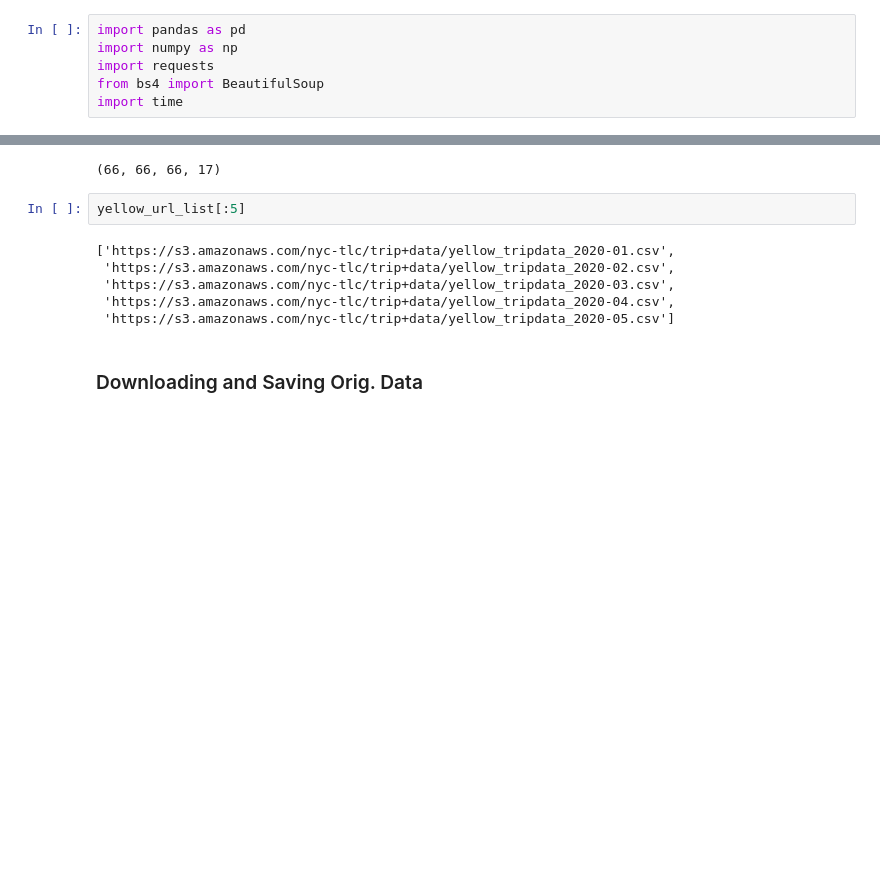
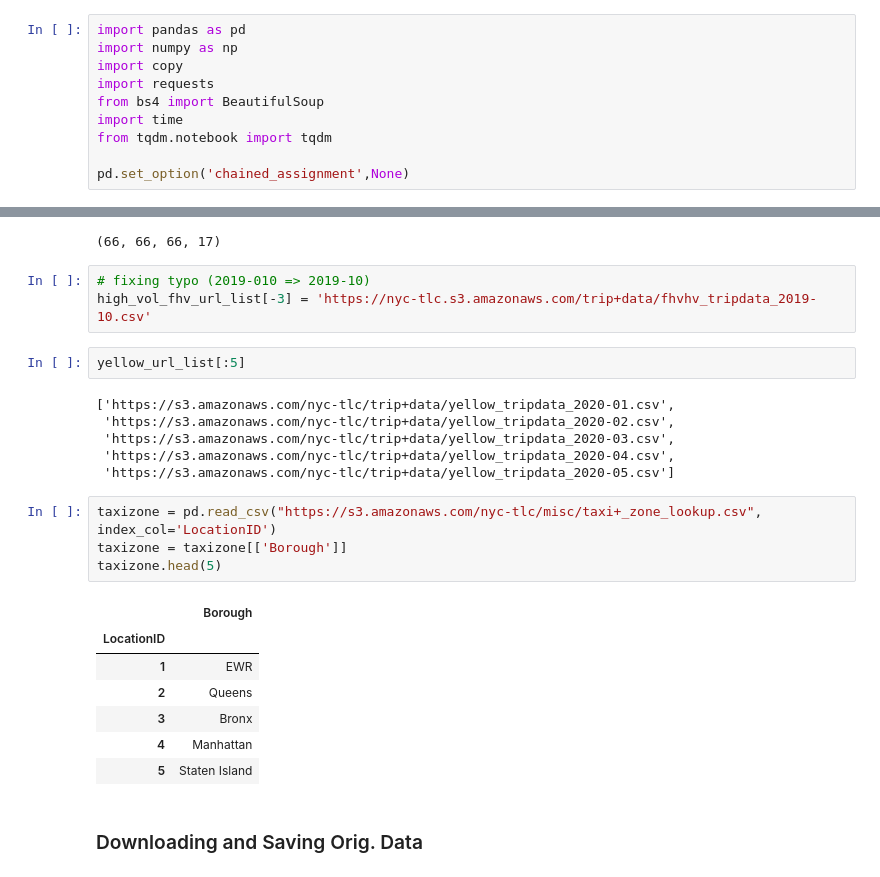
Before and after one commit to sujeongcha/TimeSeries-Transporation-and-Covid19, a Jupyter notebook: taxi_data_crawling.ipynb, the cells around one changed output, grey strips where cells are left out. Saved outputs shown, nothing was run; the diff lists cells and outputs as text; blank space fills up the shorter version.

```diff
--- a/taxi_data_crawling.ipynb
+++ b/taxi_data_crawling.ipynb
@@ -3,9 +3,13 @@
 # %%
 import pandas as pd
 import numpy as np
+import copy
 import requests
 from bs4 import BeautifulSoup
 import time
+from tqdm.notebook import tqdm
+
+pd.set_option('chained_assignment',None)
 # %% [markdown]
 ### Retrieving URL (raw ridership data & taxi-zone-lookup-table)
 # %%
@@ -36,6 +40,9 @@ for i in range(6):
 len(yellow_url_list), len(green_url_list), len(fhv_url_list), len(high_vol_fhv_url_list)
 # %% [output]
 (66, 66, 66, 17)
+# %%
+# fixing typo (2019-010 => 2019-10)
+high_vol_fhv_url_list[-3] = 'https://nyc-tlc.s3.amazonaws.com/trip+data/fhvhv_tripdata_2019-10.csv'
 # %%
 yellow_url_list[:5]
 # %% [output]
@@ -44,6 +51,18 @@ yellow_url_list[:5]
  'https://s3.amazonaws.com/nyc-tlc/trip+data/yellow_tripdata_2020-03.csv',
  'https://s3.amazonaws.com/nyc-tlc/trip+data/yellow_tripdata_2020-04.csv',
  'https://s3.amazonaws.com/nyc-tlc/trip+data/yellow_tripdata_2020-05.csv']
+# %%
+taxizone = pd.read_csv("https://s3.amazonaws.com/nyc-tlc/misc/taxi+_zone_lookup.csv", index_col='LocationID')
+taxizone = taxizone[['Borough']]
+taxizone.head(5)
+# %% [output]
+|  | Borough |
+| LocationID |  |
+| 1 | EWR |
+| 2 | Queens |
+| 3 | Bronx |
+| 4 | Manhattan |
+| 5 | Staten Island |
 # %% [markdown]
 ### Downloading and Saving Orig. Data
 # %%
```
Also changed, not shown: parts of 20 cells of this notebook.
